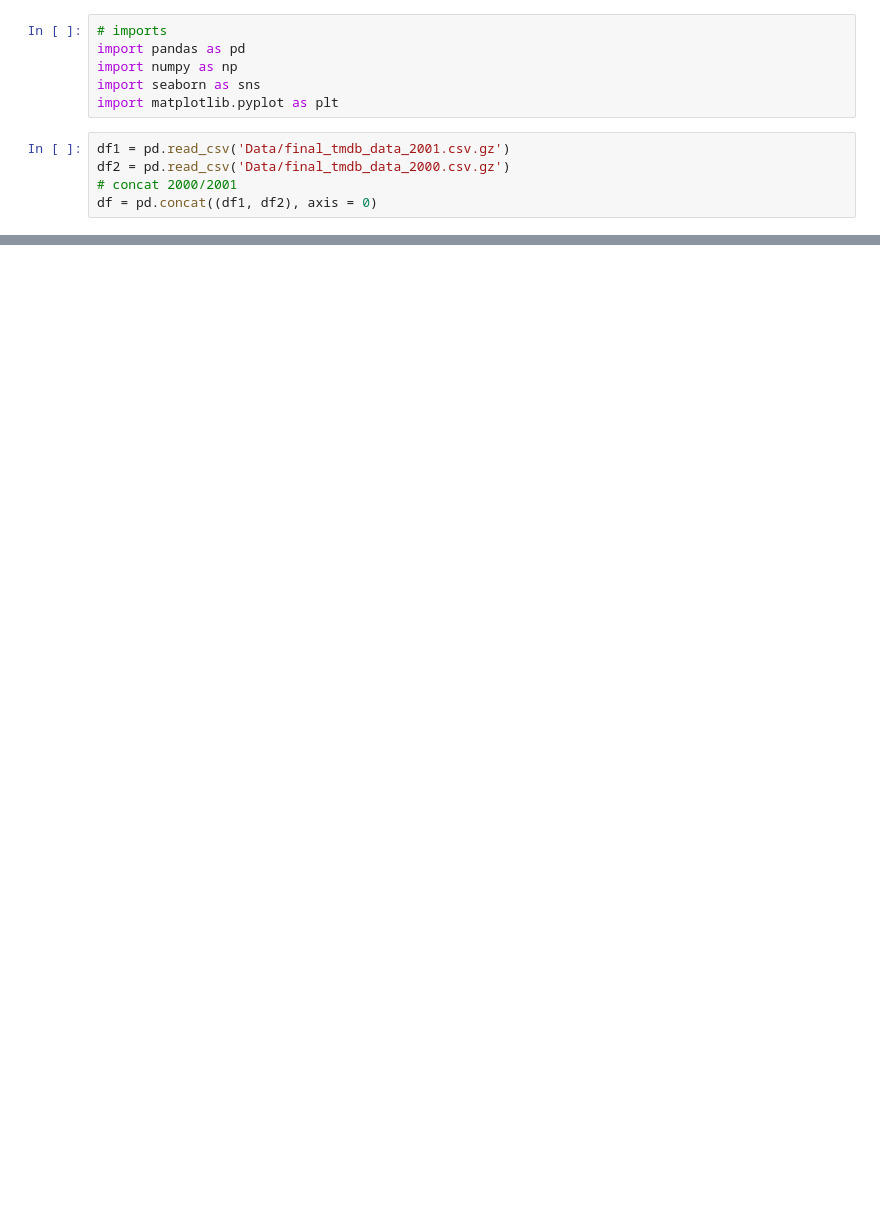
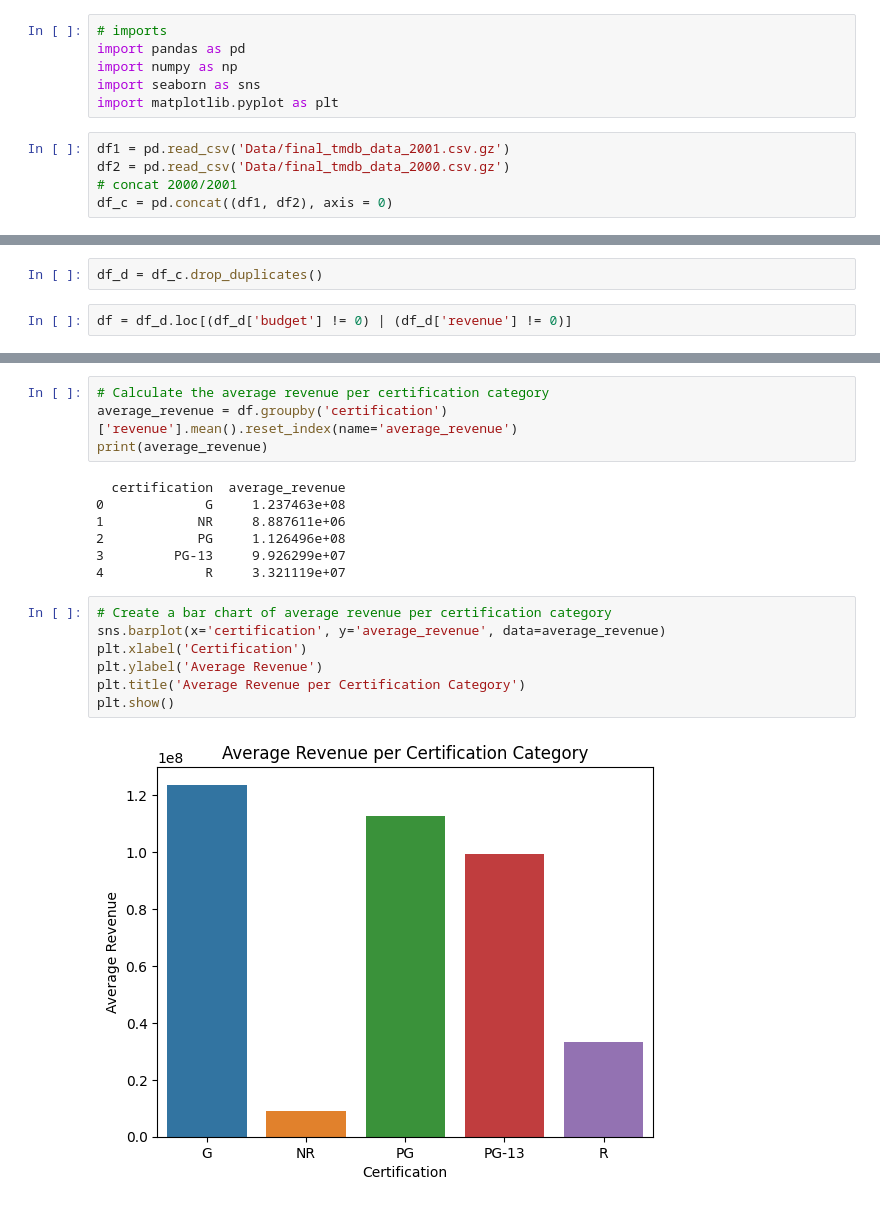
Before and after one commit to AbigailBojorquez/Project-3, a Jupyter notebook: Project 3 part 2 EDA.ipynb, the cells around one changed output, grey strips where cells are left out. Drawn from its saved outputs; the diff is of its cells as text; blank space fills up the shorter version.

```diff
--- a/Project 3 part 2 EDA.ipynb
+++ b/Project 3 part 2 EDA.ipynb
@@ -10,4 +19,4 @@ import matplotlib.pyplot as plt
 df1 = pd.read_csv('Data/final_tmdb_data_2001.csv.gz')
 df2 = pd.read_csv('Data/final_tmdb_data_2000.csv.gz')
 # concat 2000/2001
-df = pd.concat((df1, df2), axis = 0)
+df_c = pd.concat((df1, df2), axis = 0)
@@ -18,3 +23,7 @@ df = df.loc[budget_filter | revenue_filter]
+# %%
+df_d = df_c.drop_duplicates()
+# %%
+df = df_d.loc[(df_d['budget'] != 0) | (df_d['revenue'] != 0)]
 # %%
 #Exploring data
 df.info()
@@ -38,0 +74,20 @@ memory usage: 131.8+ KB
+# %%
+# Calculate the average revenue per certification category
+average_revenue = df.groupby('certification')['revenue'].mean().reset_index(name='average_revenue')
+print(average_revenue)
+# %% [output]
+  certification  average_revenue
+0             G     1.237463e+08
+1            NR     8.887611e+06
+2            PG     1.126496e+08
+3         PG-13     9.926299e+07
+4             R     3.321119e+07
+# %%
+# Create a bar chart of average revenue per certification category
+sns.barplot(x='certification', y='average_revenue', data=average_revenue)
+plt.xlabel('Certification')
+plt.ylabel('Average Revenue')
+plt.title('Average Revenue per Certification Category')
+plt.show()
+# %% [output]
+[figure, added]
```
Also changed, not shown: parts of 8 cells of this notebook.
